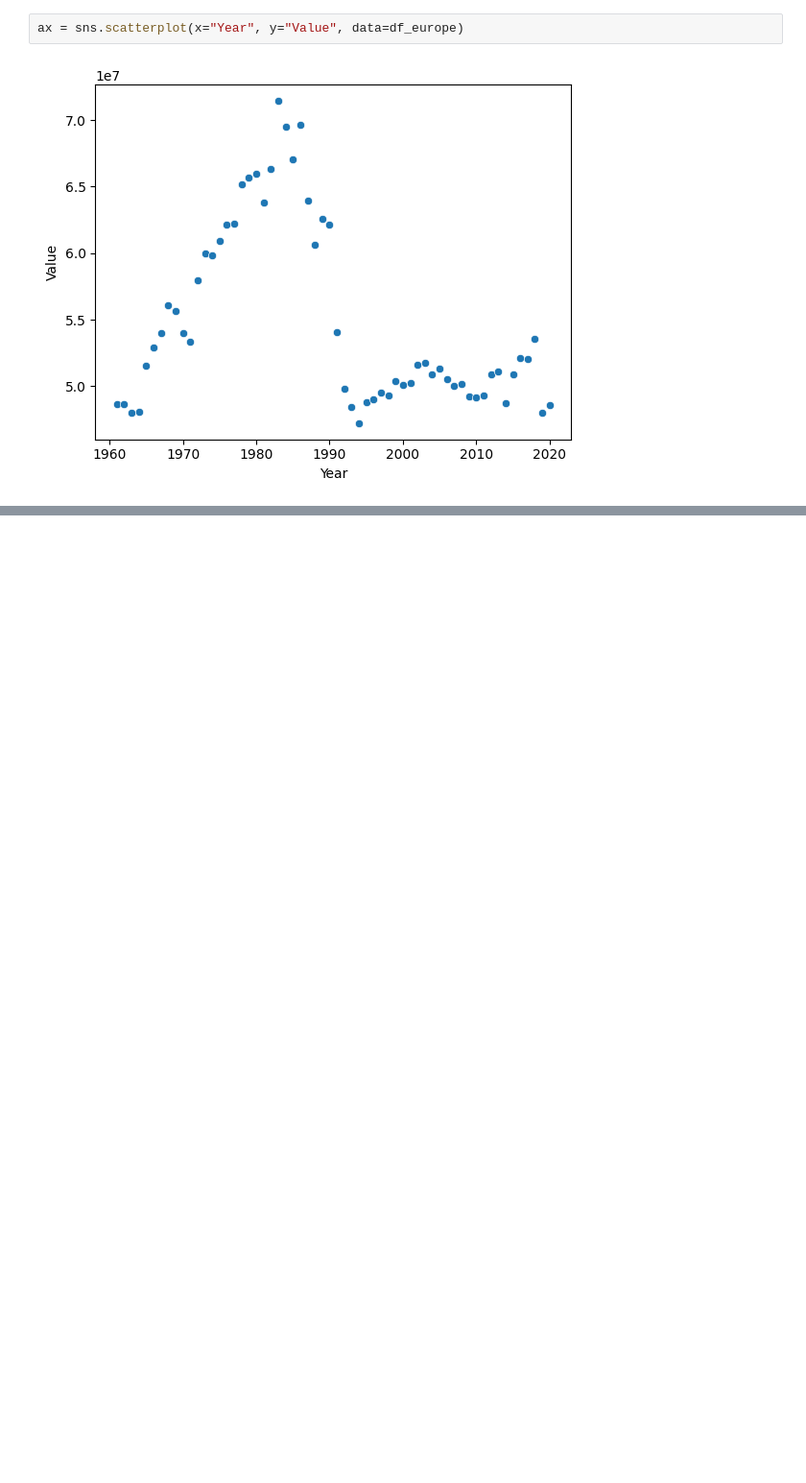
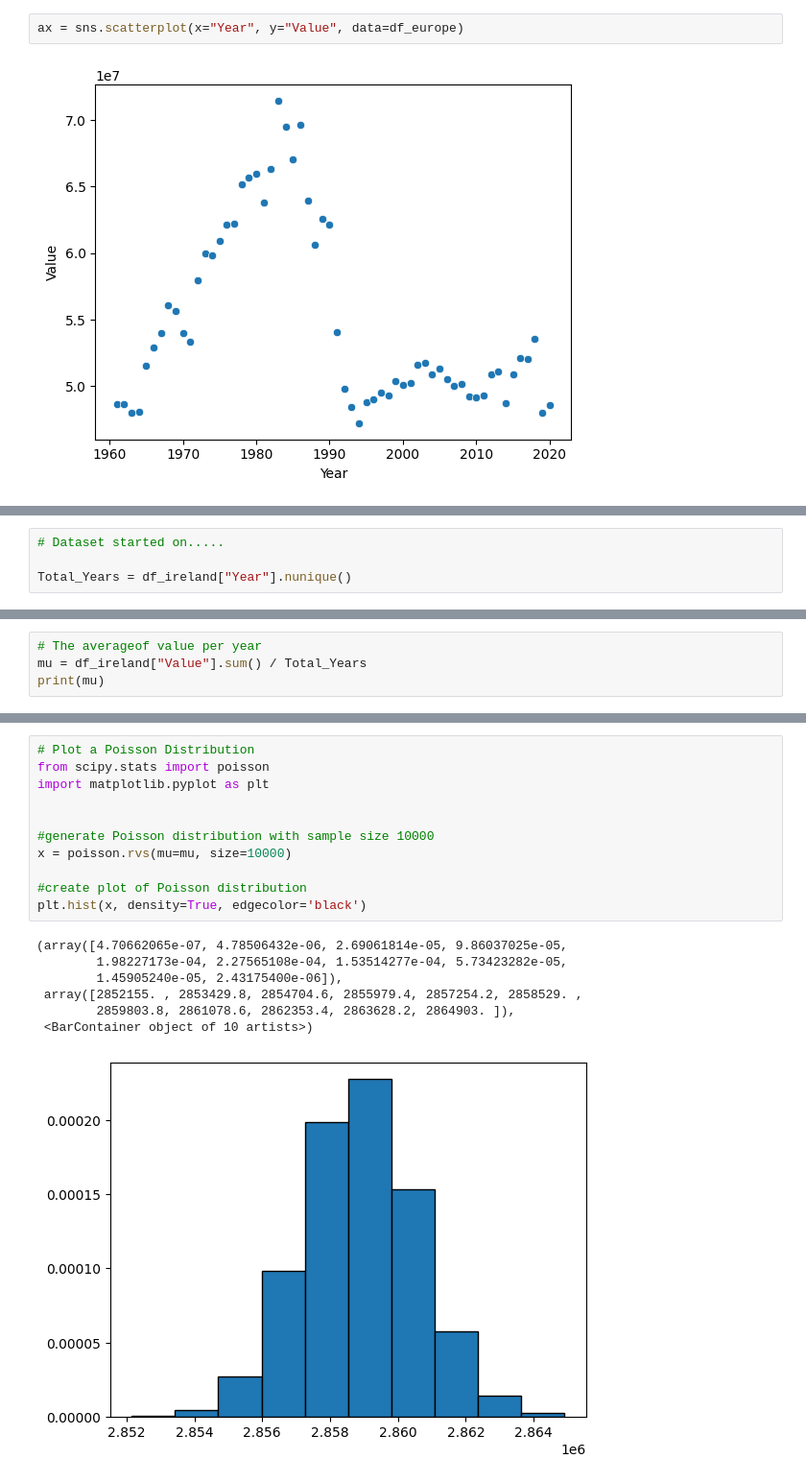
Before and after one commit to sba22171/CA2, a Jupyter notebook: DataAnalysisCA2.ipynb, the cells around one changed output, grey strips where cells are left out. Shown: that part at 96% size. Drawn from its saved outputs; the diff is of its cells as text; blank space fills up the shorter version.

```diff
--- a/DataAnalysisCA2.ipynb
+++ b/DataAnalysisCA2.ipynb
@@ -109,0 +115,4 @@ ax = sns.scatterplot(x="Year", y="Value", data=df_europe)
+# %%
+# Dataset started on.....
+
+Total_Years = df_ireland["Year"].nunique()
@@ -109,0 +127,4 @@ ax = sns.scatterplot(x="Year", y="Value", data=df_europe)
+# %%
+# The averageof value per year
+mu = df_ireland["Value"].sum() / Total_Years
+print(mu)
@@ -109,0 +187,19 @@ ax = sns.scatterplot(x="Year", y="Value", data=df_europe)
+# %%
+# Plot a Poisson Distribution
+from scipy.stats import poisson
+import matplotlib.pyplot as plt
+
+
+#generate Poisson distribution with sample size 10000
+x = poisson.rvs(mu=mu, size=10000)
+
+#create plot of Poisson distribution
+plt.hist(x, density=True, edgecolor='black')
+# %% [output]
+(array([4.70662065e-07, 4.78506432e-06, 2.69061814e-05, 9.86037025e-05,
+        1.98227173e-04, 2.27565108e-04, 1.53514277e-04, 5.73423282e-05,
+        1.45905240e-05, 2.43175400e-06]),
+ array([2852155. , 2853429.8, 2854704.6, 2855979.4, 2857254.2, 2858529. ,
+        2859803.8, 2861078.6, 2862353.4, 2863628.2, 2864903. ]),
+ <BarContainer object of 10 artists>)
+[figure, added]
```
Also changed, not shown: parts of 10 cells of this notebook, 1 other file.
